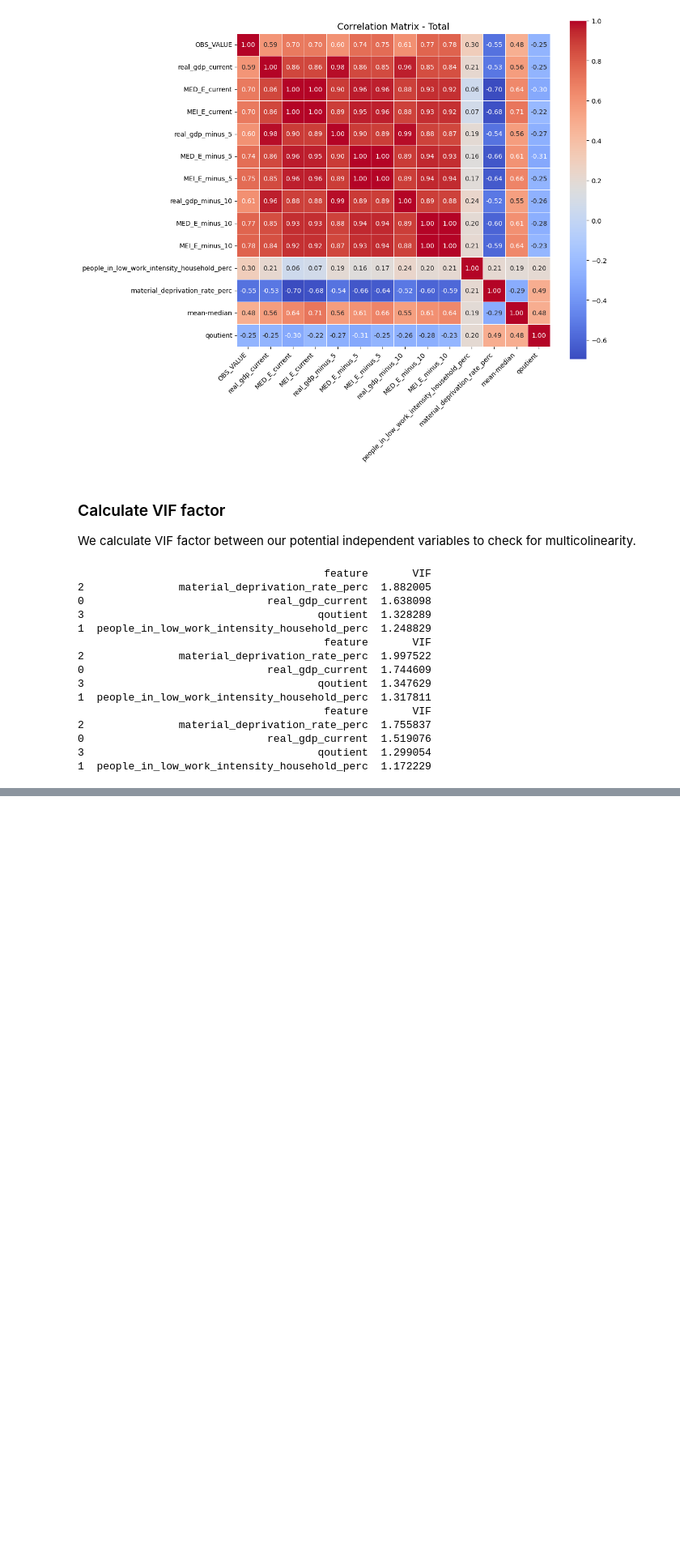
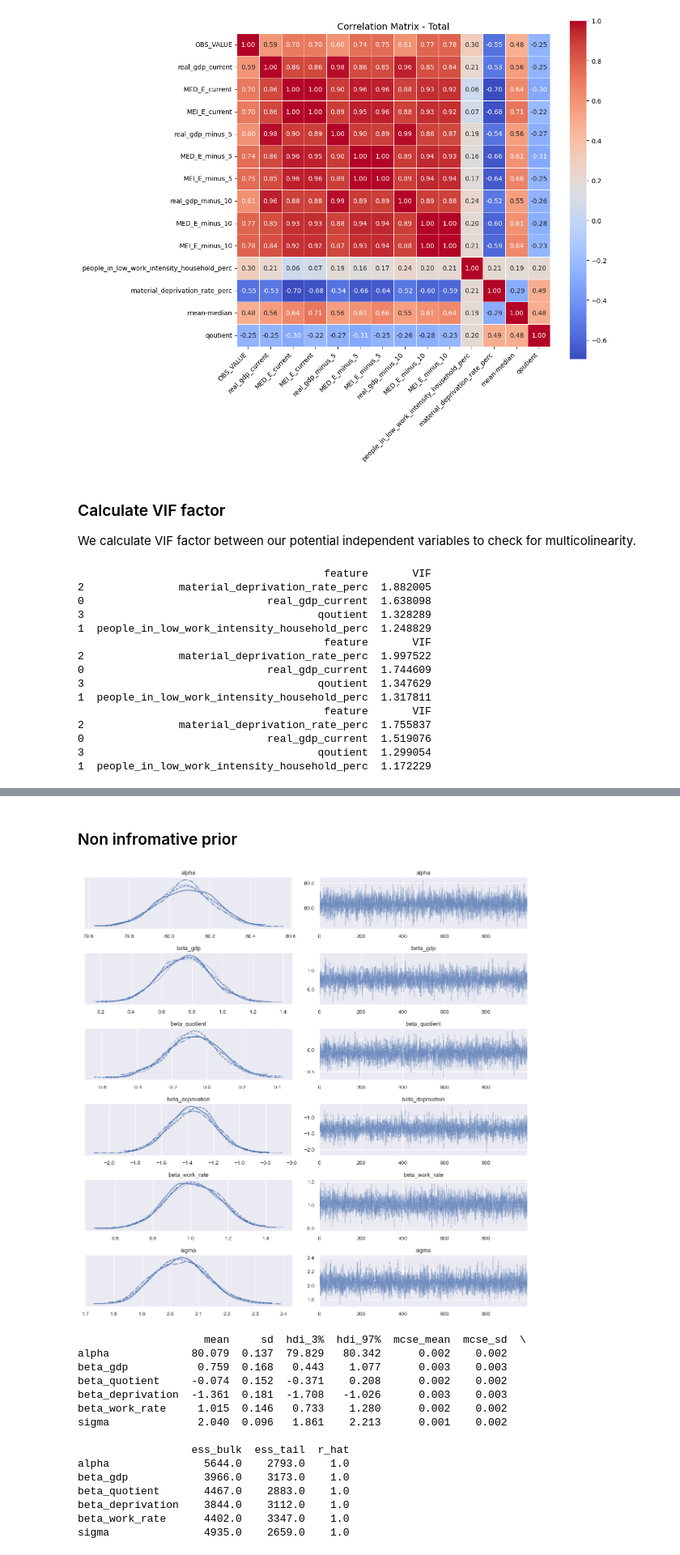
Before and after one commit to filip131311/BayesianStatisticsFinal, a Jupyter notebook: Analysis/project.ipynb, the cells around one changed output, grey strips where cells are left out. Shown at 81% size. Cells and saved outputs as stored; diff of their text form; code cells hidden in the pictures; blank space fills up the shorter version.

```diff
--- a/Analysis/project.ipynb
+++ b/Analysis/project.ipynb
@@ -473,0 +405,28 @@ library to_library is not found.
+# %% [markdown]
+### Non infromative prior
+# %%
+# Trace plot for non-informative priors
+az.plot_trace(trace_noninfo, compact=True)
+plt.tight_layout()
+plt.show()
+
+# Summary for non-informative priors
+noninfo_summary = az.summary(trace_noninfo)
+print(noninfo_summary.round(3))
+# %% [output]
+[figure, added]
+                    mean     sd  hdi_3%  hdi_97%  mcse_mean  mcse_sd  \
+alpha             80.079  0.137  79.829   80.342      0.002    0.002
+beta_gdp           0.759  0.168   0.443    1.077      0.003    0.003
+beta_quotient     -0.074  0.152  -0.371    0.208      0.002    0.002
+beta_deprivation  -1.361  0.181  -1.708   -1.026      0.003    0.003
+beta_work_rate     1.015  0.146   0.733    1.280      0.002    0.002
+sigma              2.040  0.096   1.861    2.213      0.001    0.002
+
+                  ess_bulk  ess_tail  r_hat
+alpha               5644.0    2793.0    1.0
+beta_gdp            3966.0    3173.0    1.0
+beta_quotient       4467.0    2883.0    1.0
+beta_deprivation    3844.0    3112.0    1.0
+beta_work_rate      4402.0    3347.0    1.0
+sigma               4935.0    2659.0    1.0
```
Also changed, not shown: parts of 7 cells of this notebook.
